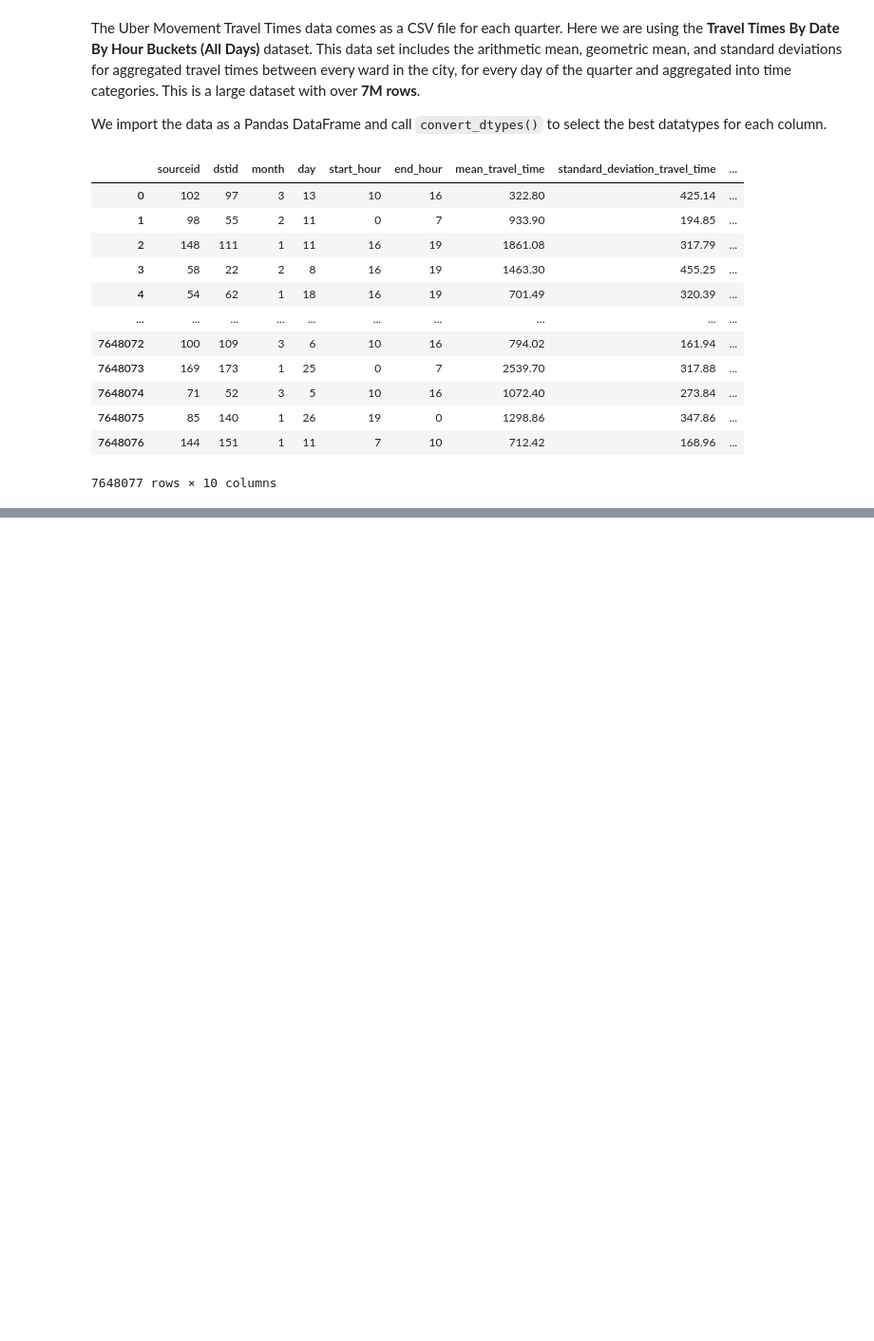
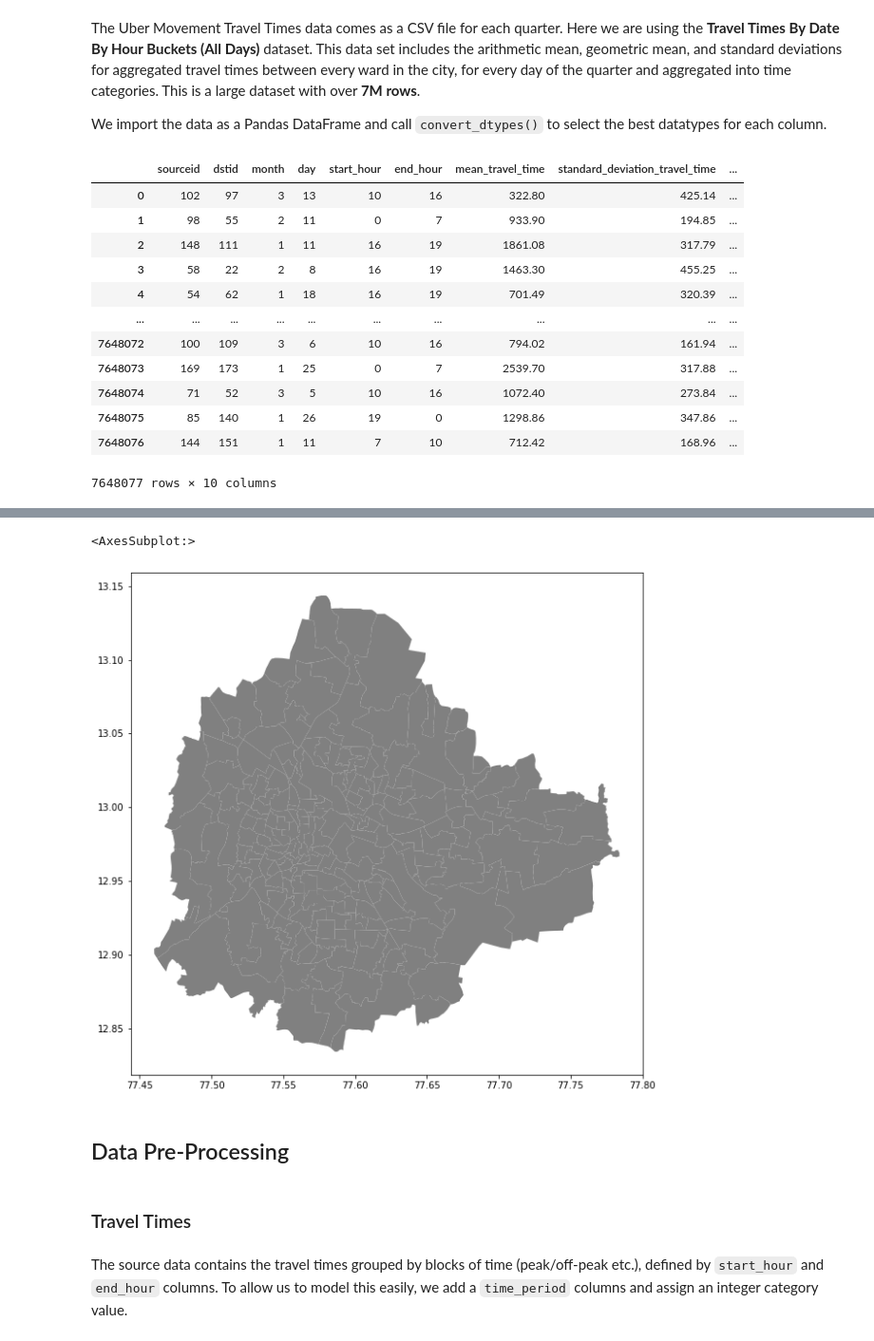
Before and after one commit to vishnuprasadjs/spatial-data-science, a Jupyter notebook: travel_time_prediction/uber_osm_model.ipynb, the cells around one changed output, grey strips where cells are left out. Shown: that part at 95% size. Saved outputs shown, nothing was run; the diff lists cells and outputs as text; code cells hidden in the pictures; blank space fills up the shorter version.

```diff
--- a/travel_time_prediction/uber_osm_model.ipynb
+++ b/travel_time_prediction/uber_osm_model.ipynb
@@ -32,3 +37,5 @@ import datetime
+# %%
+data_folder = os.path.join('data', 'uber')
 # %% [markdown]
 The Uber Movement Travel Times data comes as a CSV file for each quarter. Here we are using the **Travel Times By Date By Hour Buckets (All Days)** dataset. This data set includes the arithmetic mean, geometric mean, and standard deviations for aggregated travel times between every ward in the city, for every day of the quarter and aggregated into time categories. This is a large dataset with over **7M rows**.
 
@@ -54,0 +68,4 @@ travel_times
+# %%
+wards_file = 'bangalore_wards.json'
+wards_filepath = os.path.join(data_folder, wards_file)
+wards = gpd.read_file(wards_filepath)
@@ -54,0 +88,12 @@ travel_times
+# %%
+fig, ax = plt.subplots(figsize=(10,10))
+wards['geometry'].plot(color='grey',ax=ax)
+# %% [output]
+<AxesSubplot:>
+[figure, added]
+# %% [markdown]
+## Data Pre-Processing
+# %% [markdown]
+### Travel Times
+# %% [markdown]
+The source data contains the travel times grouped by blocks of time (peak/off-peak etc.), defined by `start_hour` and `end_hour` columns. To allow us to model this easily, we add a `time_period` columns and assign an integer category value.
```
Also changed, not shown: parts of 11 cells of this notebook, 1 other file.
